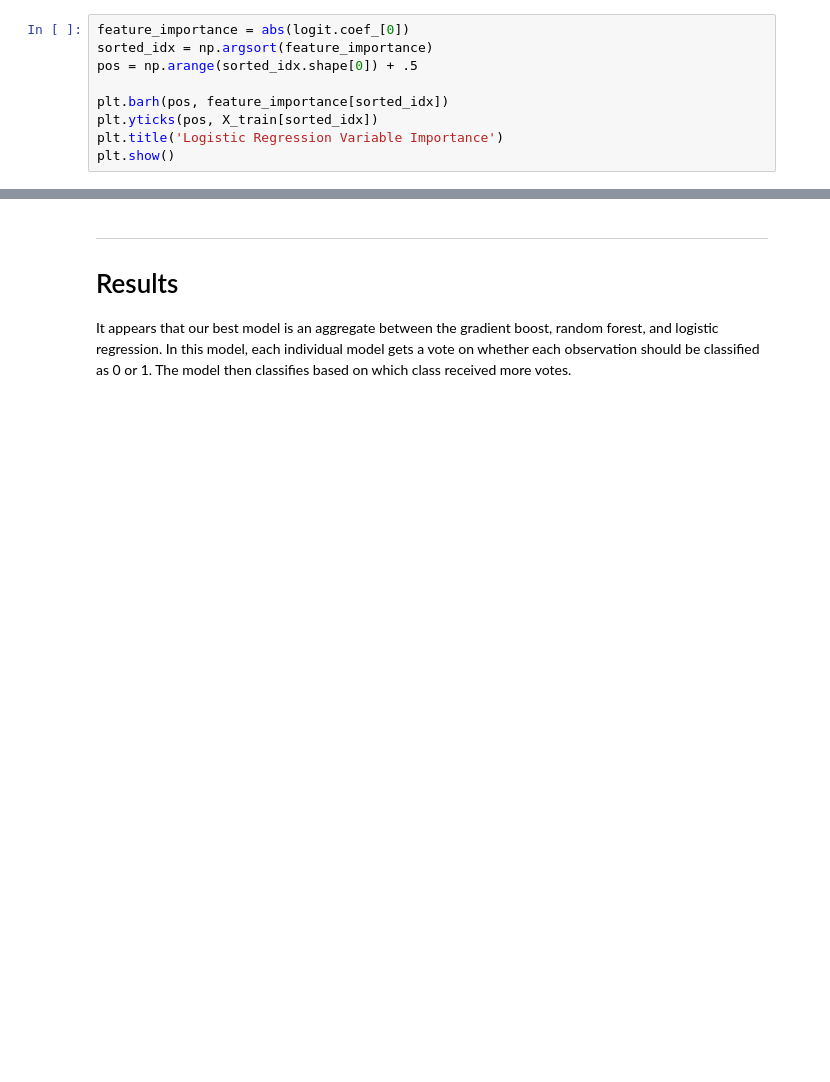
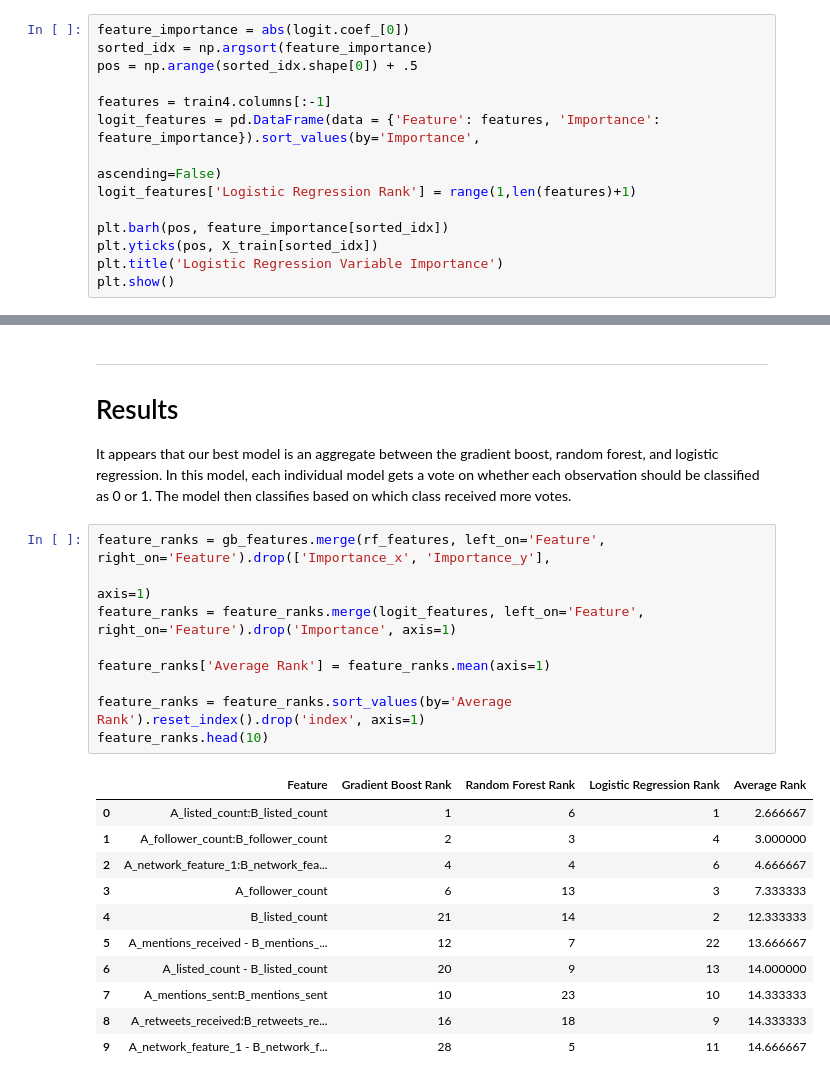
Before and after one commit to JDallasGriffin/SocialMediaAnalytics, a Jupyter notebook: Assignment 2/HW2_Part1.ipynb, the cells around one changed output, grey strips where cells are left out. Cells and saved outputs as stored; diff of their text form; blank space fills up the shorter version.

```diff
--- a/Assignment 2/HW2_Part1.ipynb
+++ b/Assignment 2/HW2_Part1.ipynb
@@ -300,6 +329,11 @@ feature_importance = abs(logit.coef_[0])
 sorted_idx = np.argsort(feature_importance)
 pos = np.arange(sorted_idx.shape[0]) + .5
 
+features = train4.columns[:-1]
+logit_features = pd.DataFrame(data = {'Feature': features, 'Importance': feature_importance}).sort_values(by='Importance',
+                                                                                                       ascending=False)
+logit_features['Logistic Regression Rank'] = range(1,len(features)+1)
+
 plt.barh(pos, feature_importance[sorted_idx])
 plt.yticks(pos, X_train[sorted_idx])
 plt.title('Logistic Regression Variable Importance')
@@ -455,3 +485,24 @@ legend(['Gradient Boost', 'Random Forest', 'Logistic Regression', 'Best Aggregat
 # Results
 
 It appears that our best model is an aggregate between the gradient boost, random forest, and logistic regression. In this model, each individual model gets a vote on whether each observation should be classified as 0 or 1. The model then classifies based on which class received more votes.
+# %%
+feature_ranks = gb_features.merge(rf_features, left_on='Feature', right_on='Feature').drop(['Importance_x', 'Importance_y'],
+                                                                                           axis=1)
+feature_ranks = feature_ranks.merge(logit_features, left_on='Feature', right_on='Feature').drop('Importance', axis=1)
+
+feature_ranks['Average Rank'] = feature_ranks.mean(axis=1)
+
+feature_ranks = feature_ranks.sort_values(by='Average Rank').reset_index().drop('index', axis=1)
+feature_ranks.head(10)
+# %% [output]
+|  | Feature | Gradient Boost Rank | Random Forest Rank | Logistic Regression Rank | Average Rank |
+| 0 | A_listed_count:B_listed_count | 1 | 6 | 1 | 2.666667 |
+| 1 | A_follower_count:B_follower_count | 2 | 3 | 4 | 3.000000 |
+| 2 | A_network_feature_1:B_network_fea... | 4 | 4 | 6 | 4.666667 |
+| 3 | A_follower_count | 6 | 13 | 3 | 7.333333 |
+| 4 | B_listed_count | 21 | 14 | 2 | 12.333333 |
+| 5 | A_mentions_received - B_mentions_... | 12 | 7 | 22 | 13.666667 |
+| 6 | A_listed_count - B_listed_count | 20 | 9 | 13 | 14.000000 |
+| 7 | A_mentions_sent:B_mentions_sent | 10 | 23 | 10 | 14.333333 |
+| 8 | A_retweets_received:B_retweets_re... | 16 | 18 | 9 | 14.333333 |
+| 9 | A_network_feature_1 - B_network_f... | 28 | 5 | 11 | 14.666667 |
```
Also changed, not shown: parts of 19 cells of this notebook.
